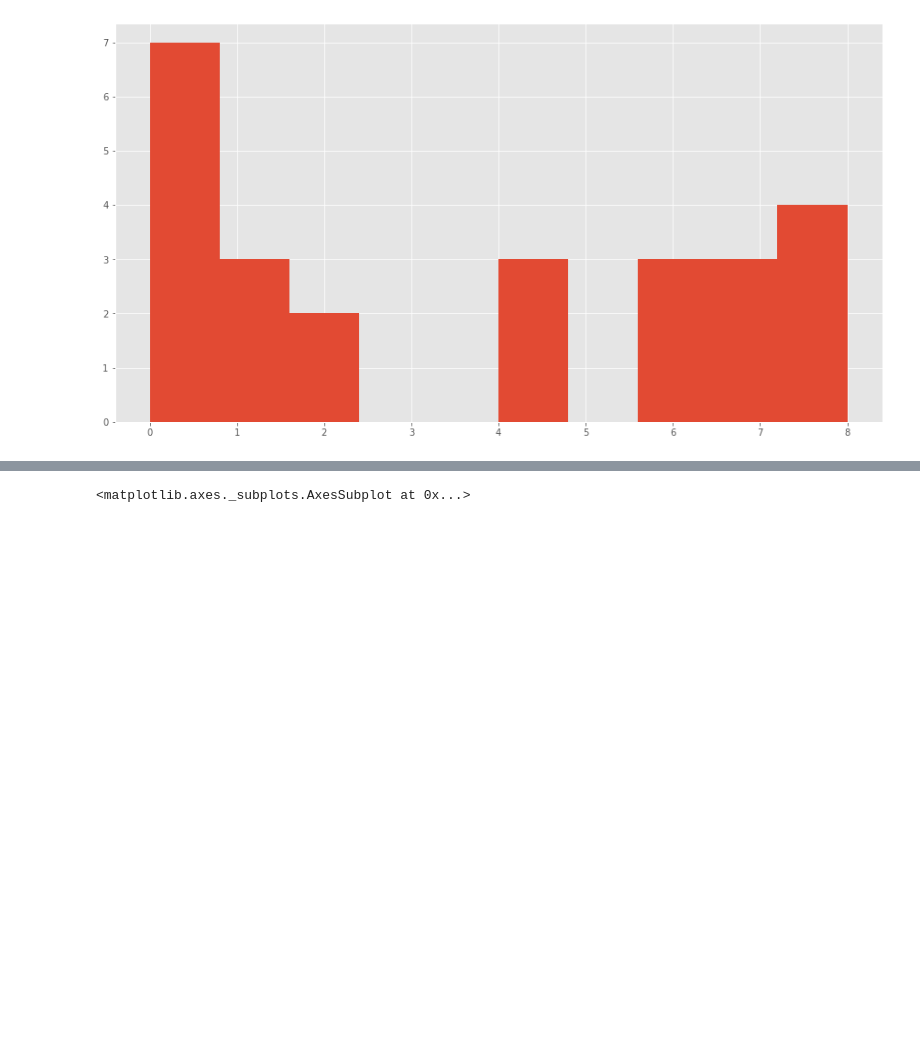
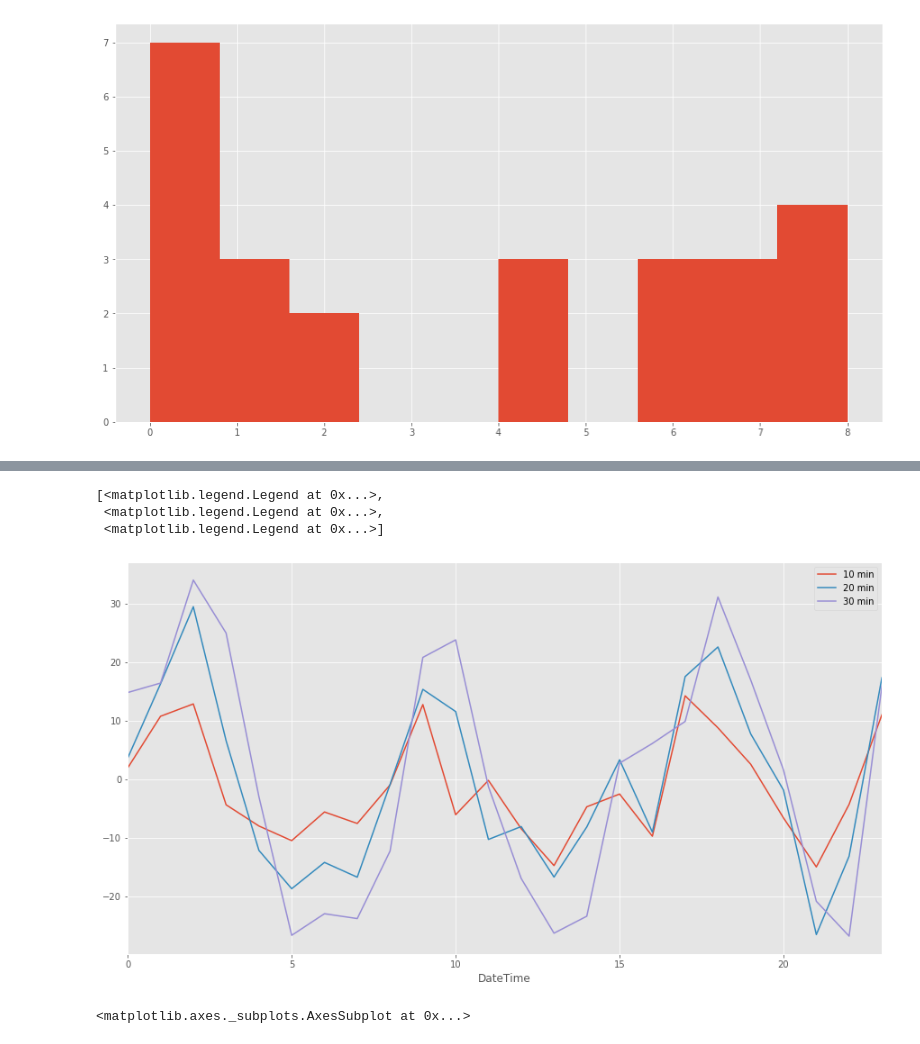
Before and after one commit to gmagannaDevelop/Diabetes-Analysis, a Jupyter notebook: Exploratory.ipynb, the cells around one changed output, grey strips where cells are left out. Saved outputs shown, nothing was run; the diff lists cells and outputs as text; code cells hidden in the pictures; blank space fills up the shorter version.

```diff
--- a/Exploratory.ipynb
+++ b/Exploratory.ipynb
@@ -195,3 +216,11 @@ basal.loc['2020-03-10', 'Sensor Glucose (mg/dL)'].plot()
+# %%
+figs = [basal.groupby(basal.index.hour)[f'd{i}'].mean().plot(label=f"{i} min") for i in [10, 20, 30]]
+[fig.legend() for fig in figs]
+# %% [output]
+[<matplotlib.legend.Legend at 0x...>,
+ <matplotlib.legend.Legend at 0x...>,
+ <matplotlib.legend.Legend at 0x...>]
+[figure, added]
 # %%
 #y.loc['2020-03-14', 'Sensor Glucose (mg/dL)'].interpolate().plot()
 #y.loc['2020-03-14', 'Sensor Glucose (mg/dL)'].interpolate(method='akima').plot()
```
Also changed, not shown: parts of 12 cells of this notebook, 1 other file.
